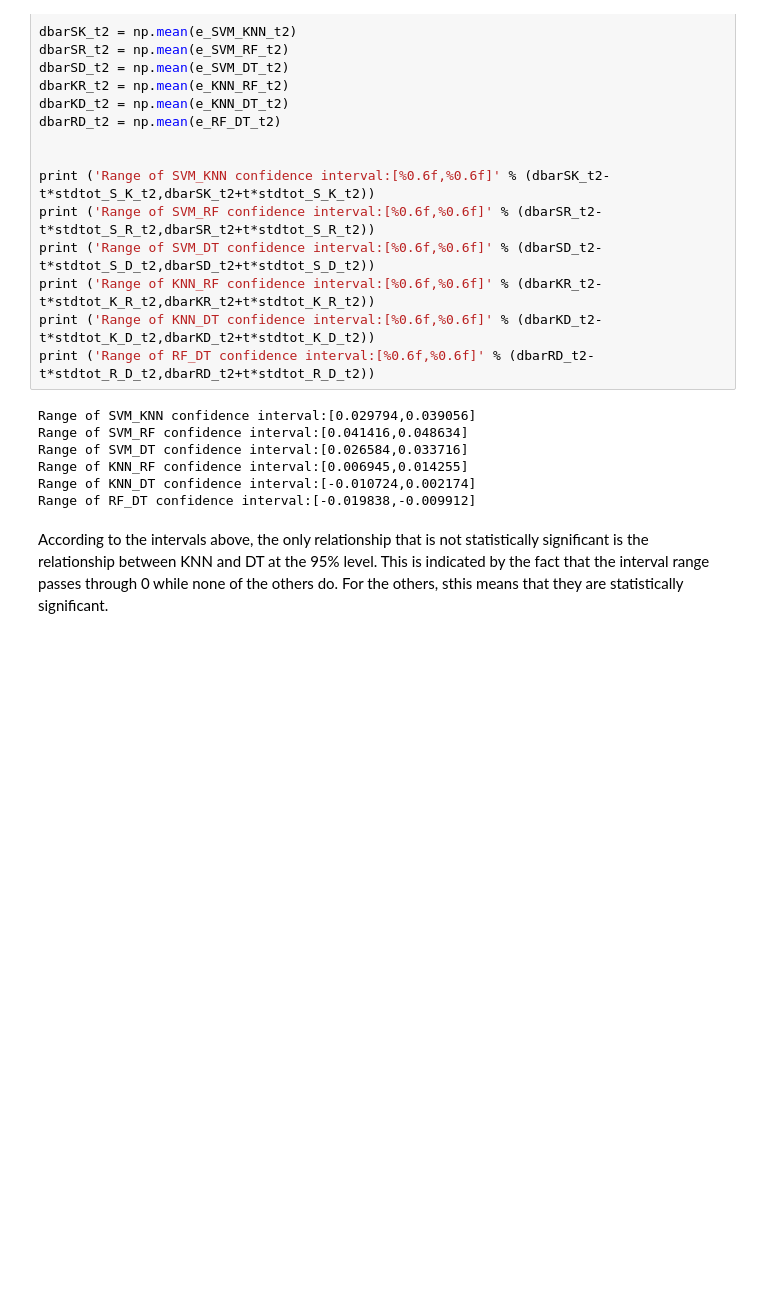
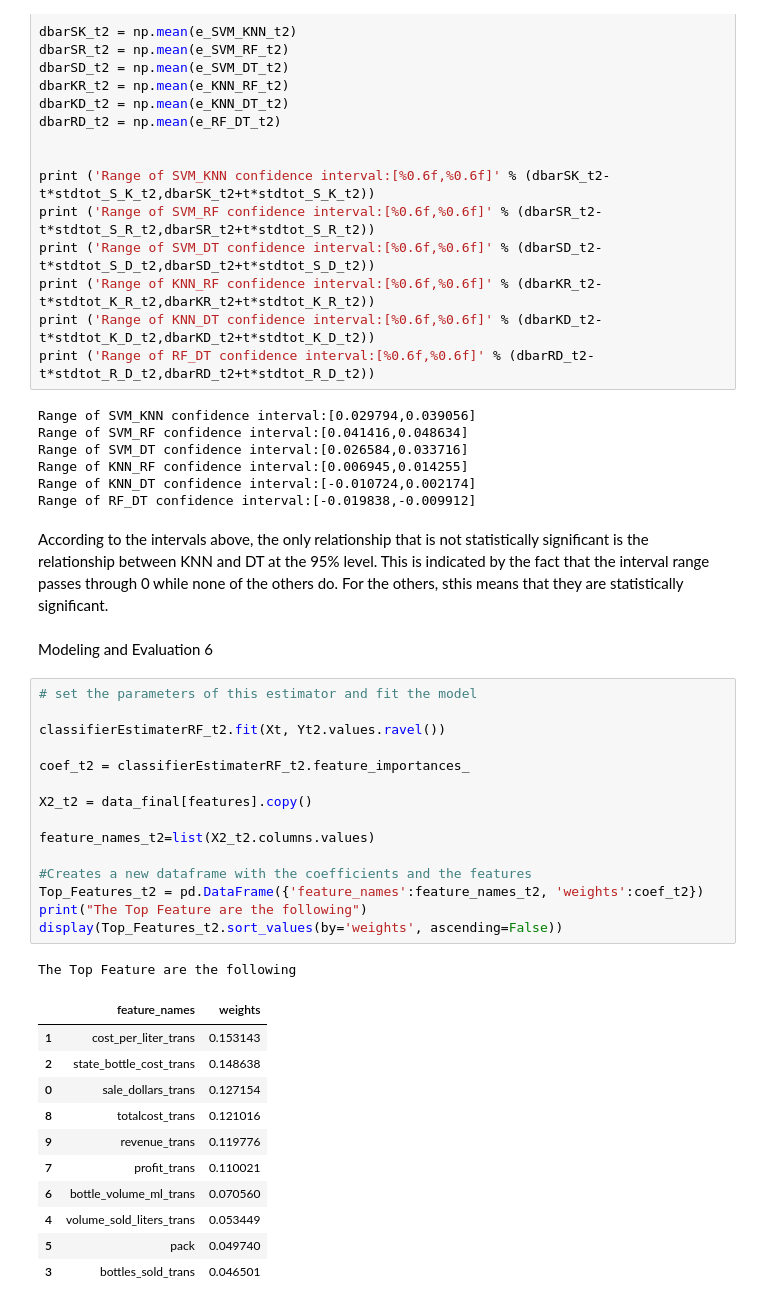
Before and after one commit to jjschueder/7331DataMiningNotebooks, a Jupyter notebook: lab2/Lab2_DC.ipynb, the cells around one changed output. Drawn from its saved outputs; the diff is of its cells as text; blank space fills up the shorter version.

```diff
--- a/lab2/Lab2_DC.ipynb
+++ b/lab2/Lab2_DC.ipynb
@@ -1505,3 +1505,33 @@ Range of KNN_DT confidence interval:[-0.010724,0.002174]
 Range of RF_DT confidence interval:[-0.019838,-0.009912]
 # %% [markdown]
 According to the intervals above, the only relationship that is not statistically significant is the relationship between KNN and DT at the 95% level. This is indicated by the fact that the interval range passes through 0 while none of the others do. For the others, sthis means that they are statistically significant.
+# %% [markdown]
+Modeling and Evaluation 6
+# %%
+# set the parameters of this estimator and fit the model
+
+classifierEstimaterRF_t2.fit(Xt, Yt2.values.ravel())
+
+coef_t2 = classifierEstimaterRF_t2.feature_importances_
+
+X2_t2 = data_final[features].copy()
+
+feature_names_t2=list(X2_t2.columns.values)
+
+#Creates a new dataframe with the coefficients and the features
+Top_Features_t2 = pd.DataFrame({'feature_names':feature_names_t2, 'weights':coef_t2})
+print("The Top Feature are the following")
+display(Top_Features_t2.sort_values(by='weights', ascending=False))
+# %% [output]
+The Top Feature are the following
+|  | feature_names | weights |
+| 1 | cost_per_liter_trans | 0.153143 |
+| 2 | state_bottle_cost_trans | 0.148638 |
+| 0 | sale_dollars_trans | 0.127154 |
+| 8 | totalcost_trans | 0.121016 |
+| 9 | revenue_trans | 0.119776 |
+| 7 | profit_trans | 0.110021 |
+| 6 | bottle_volume_ml_trans | 0.070560 |
+| 4 | volume_sold_liters_trans | 0.053449 |
+| 5 | pack | 0.049740 |
+| 3 | bottles_sold_trans | 0.046501 |
```
Also changed, not shown: parts of 1 cell of this notebook.
